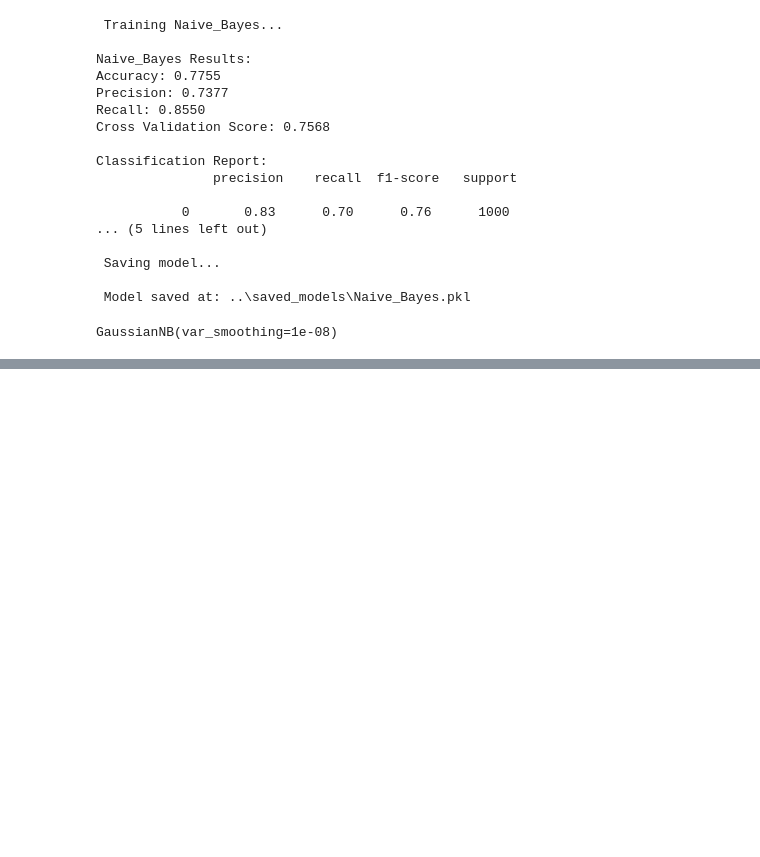
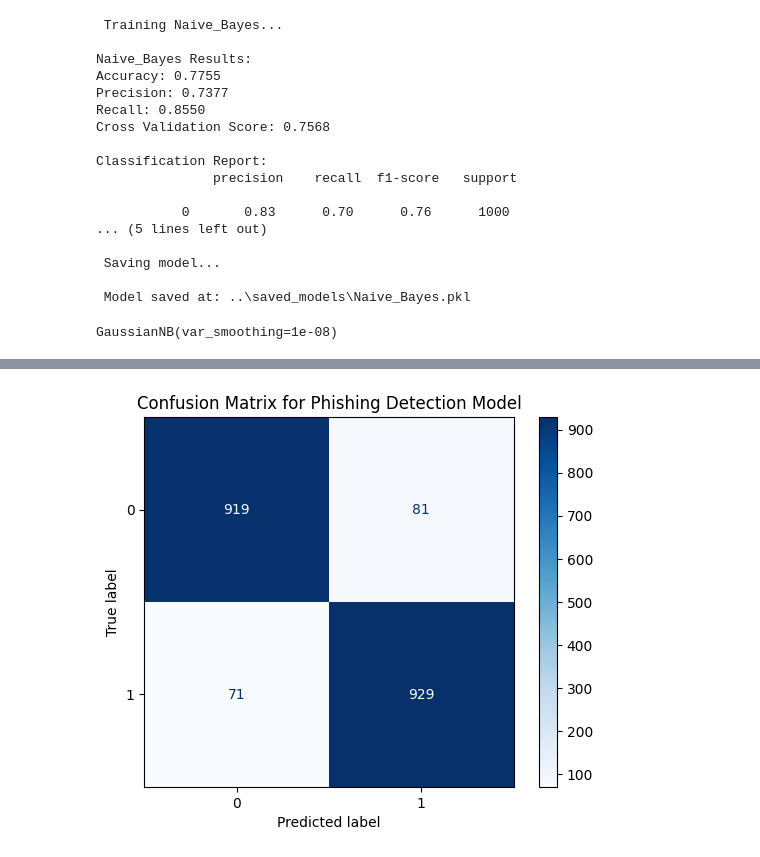
Before and after one commit to karthickkumar3011/Phishing_detector_using_ml, a Jupyter notebook: Notebooks/model_training_nb.ipynb, the cells around one changed output, grey strips where cells are left out. Cells and saved outputs as stored; diff of their text form; code cells hidden in the pictures; blank space fills up the shorter version.

```diff
--- a/Notebooks/model_training_nb.ipynb
+++ b/Notebooks/model_training_nb.ipynb
@@ -231,0 +296,12 @@ GaussianNB(var_smoothing=1e-08)
+# %%
+from sklearn.metrics import confusion_matrix, ConfusionMatrixDisplay
+y_pred = xgb_model.predict(X_test)
+
+# Assuming y_pred contains the model predictions and y_test contains actual labels
+cm = confusion_matrix(y_test, y_pred)
+disp = ConfusionMatrixDisplay(confusion_matrix=cm)
+disp.plot(cmap="Blues")
+plt.title("Confusion Matrix for Phishing Detection Model")
+plt.show()
+# %% [output]
+[figure, added]
```
Also changed, not shown: parts of 4 cells of this notebook, 9 other files.
